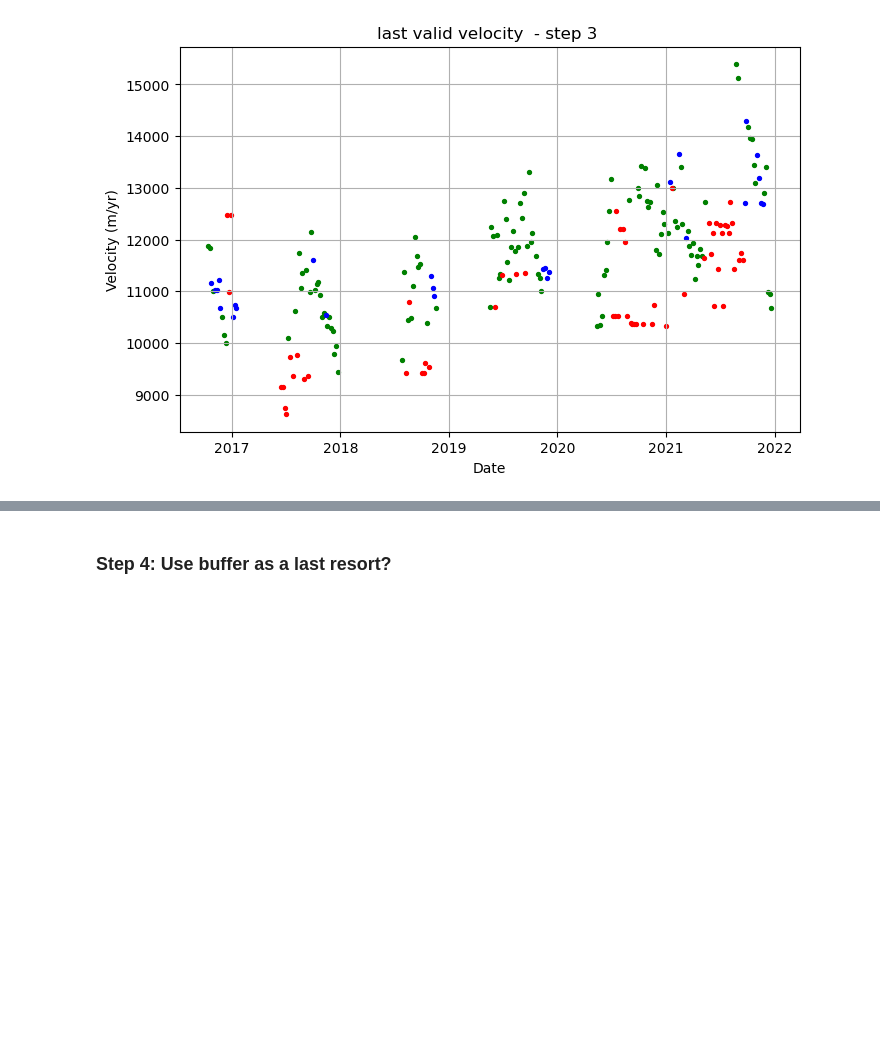
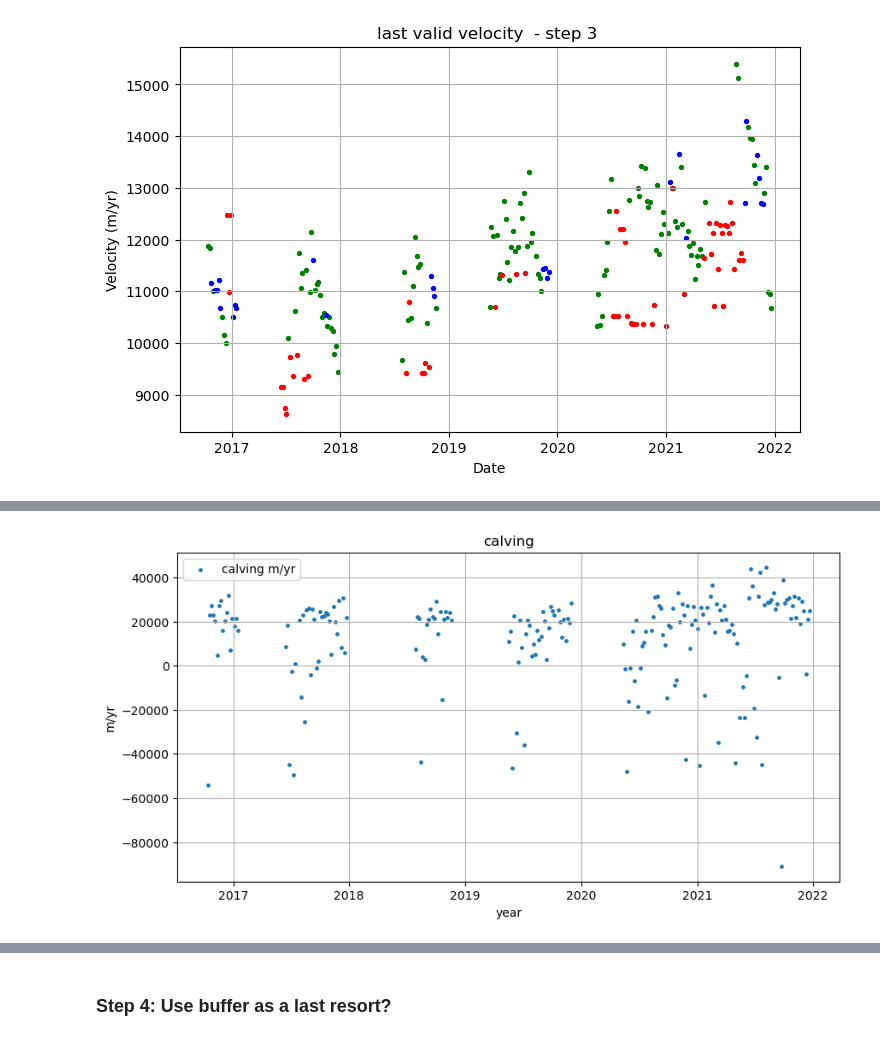
Before and after one commit to sofiasuhinin/Jakobshavn-Isbrae-CalvingStatistics, a Jupyter notebook: calvingseries.ipynb, the cells around one changed output, grey strips where cells are left out. Saved outputs shown, nothing was run; the diff lists cells and outputs as text; code cells hidden in the pictures; blank space fills up the shorter version.

Commit message:
calving logic applied

```diff
--- a/calvingseries.ipynb
+++ b/calvingseries.ipynb
@@ -536,0 +579,3 @@ plt.show()
+# %%
+terminus["calving"] = terminus["vel_combined"] - terminus["dLdt"]
+terminus["calving_magnitude"] = terminus["calving"]/365.25
@@ -536,0 +590,12 @@ plt.show()
+# %%
+fig, ax = plt.subplots(figsize = (10,5))
+
+ax.scatter(terminus["Date"], terminus["calving"], s=6,  label = "calving m/yr" )
+plt.title("calving")
+ax.set_xlabel("year")
+ax.set_ylabel("m/yr")
+ax.grid(True)
+ax.legend()
+plt.show()
+# %% [output]
+[figure, added]
```
Also changed, not shown: parts of 11 cells of this notebook.
